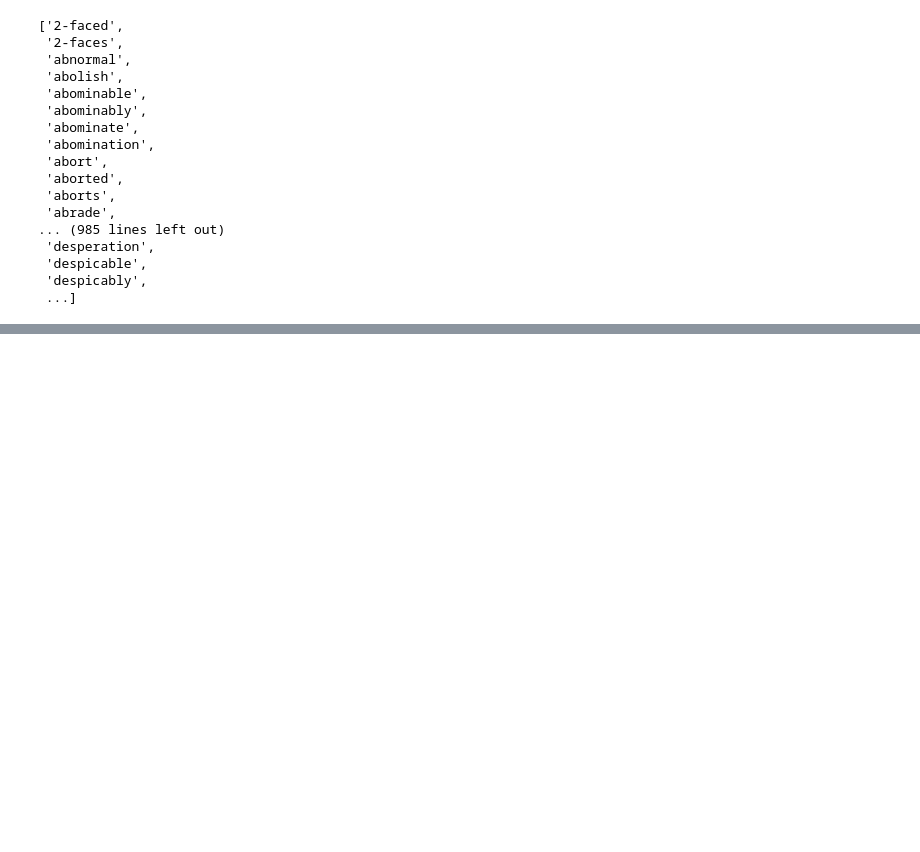
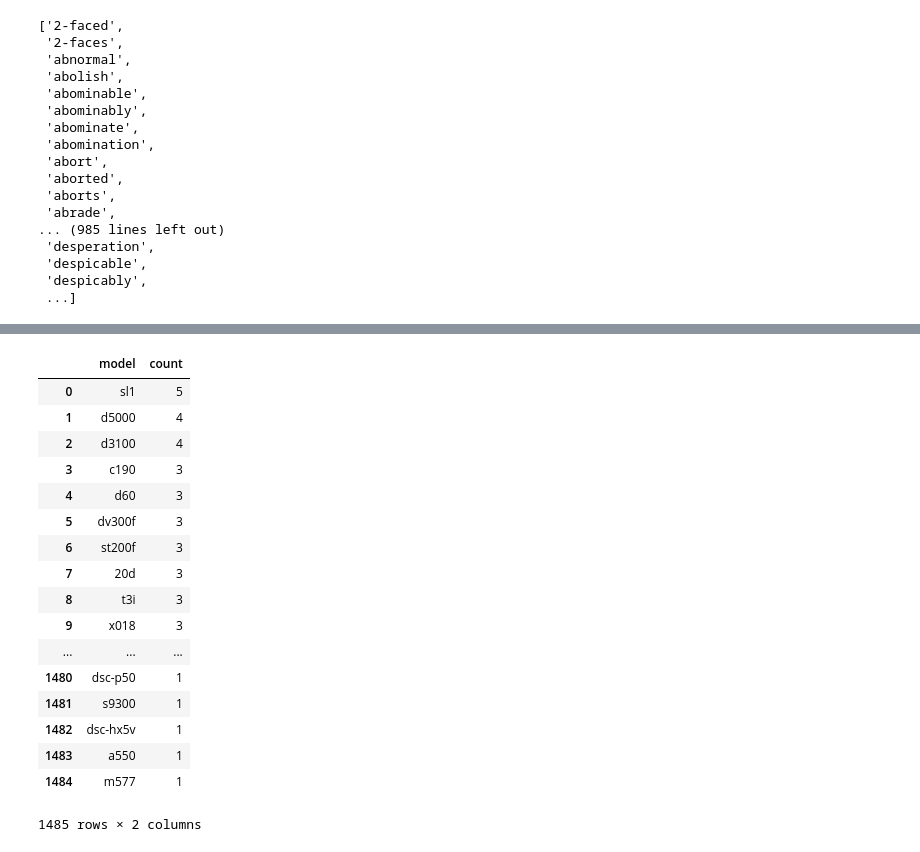
Before and after one commit to jhkang1517/multi-campus-areca-palm, a Jupyter notebook: project_VoC/선민_SQL DB download + sentence feature Label + KW DIC + SS MPQA Label.ipynb, the cells around one changed output, grey strips where cells are left out. Cells and saved outputs as stored; diff of their text form; code cells hidden in the pictures; blank space fills up the shorter version.

```diff
--- a/project_VoC/선민_SQL DB download + sentence feature Label + KW DIC + SS MPQA Label.ipynb
+++ b/project_VoC/선민_SQL DB download + sentence feature Label + KW DIC + SS MPQA Label.ipynb
@@ -578,0 +544,23 @@ df
+# %%
+product_id = pd.read_csv('product_name_number.csv', encoding='utf-8')
+# %%
+product_id
+# %% [output]
+|  | model | count |
+| 0 | sl1 | 5 |
+| 1 | d5000 | 4 |
+| 2 | d3100 | 4 |
+| 3 | c190 | 3 |
+| 4 | d60 | 3 |
+| 5 | dv300f | 3 |
+| 6 | st200f | 3 |
+| 7 | 20d | 3 |
+| 8 | t3i | 3 |
+| 9 | x018 | 3 |
+| ... | ... | ... |
+| 1480 | dsc-p50 | 1 |
+| 1481 | s9300 | 1 |
+| 1482 | dsc-hx5v | 1 |
+| 1483 | a550 | 1 |
+| 1484 | m577 | 1 |
+1485 rows × 2 columns
```
Also changed, not shown: parts of 30 cells of this notebook.
